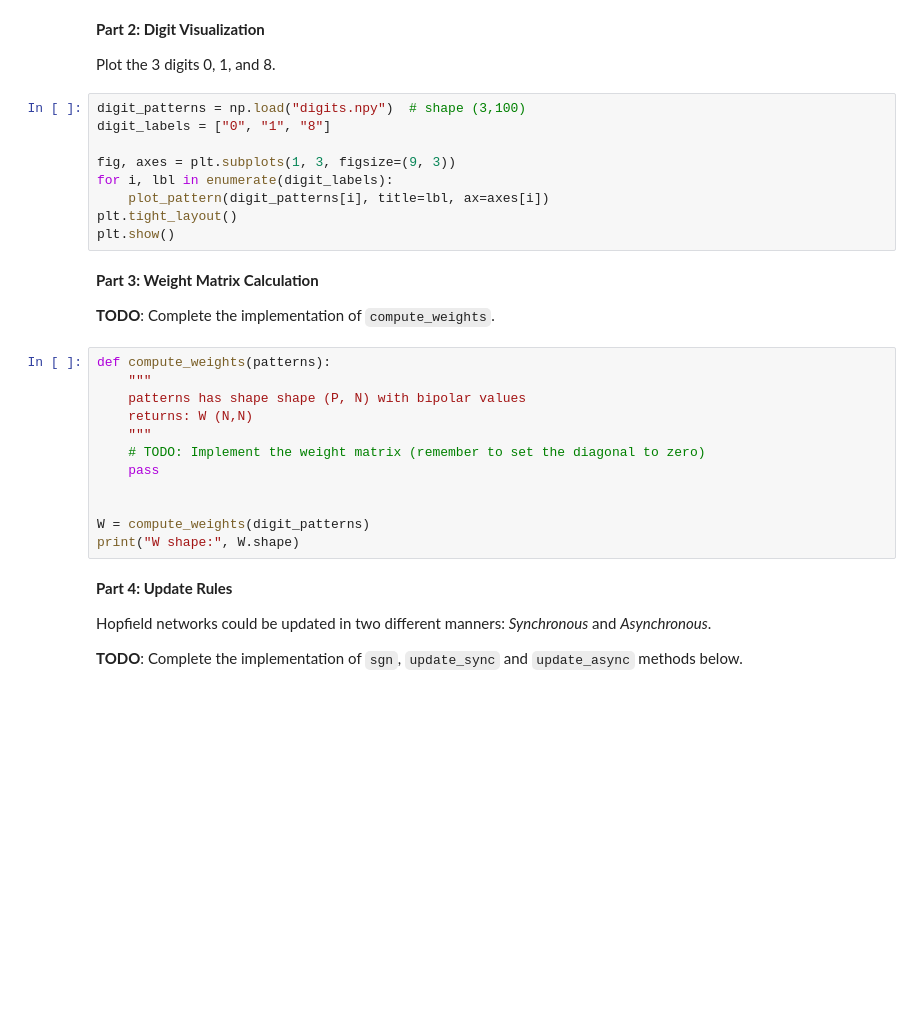
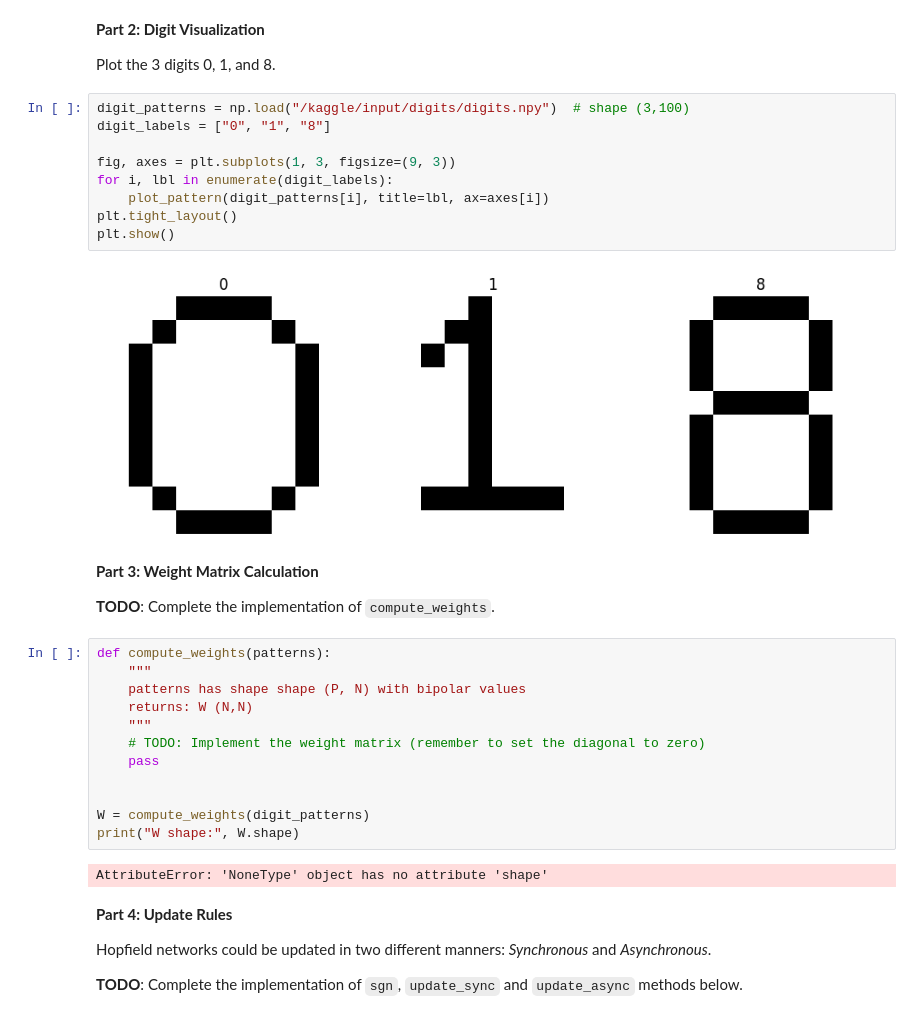
Before and after one commit to alabhastam/hopfield-som, a Jupyter notebook: main.ipynb, the cells around one changed output. Cells and saved outputs as stored; diff of their text form; blank space fills up the shorter version.

Commit message:
Kaggle Notebook | hopfield-som | Version 1

```diff
--- a/main.ipynb
+++ b/main.ipynb
@@ -457,14 +457,16 @@ def plot_pattern_triplet(original, corrupted, recalled, titles=None):
 
 Plot the 3 digits 0, 1, and 8.
 # %%
-digit_patterns = np.load("digits.npy")  # shape (3,100)
+digit_patterns = np.load("/kaggle/input/digits/digits.npy")  # shape (3,100)
 digit_labels = ["0", "1", "8"]
 
 fig, axes = plt.subplots(1, 3, figsize=(9, 3))
 for i, lbl in enumerate(digit_labels):
     plot_pattern(digit_patterns[i], title=lbl, ax=axes[i])
 plt.tight_layout()
 plt.show()
+# %% [output]
+[figure, added]
 # %% [markdown]
 **Part 3: Weight Matrix Calculation**
 
@@ -481,6 +483,8 @@ def compute_weights(patterns):
 
 W = compute_weights(digit_patterns)
 print("W shape:", W.shape)
+# %% [output]
+AttributeError: 'NoneType' object has no attribute 'shape'
 # %% [markdown]
 **Part 4: Update Rules**
 
```
